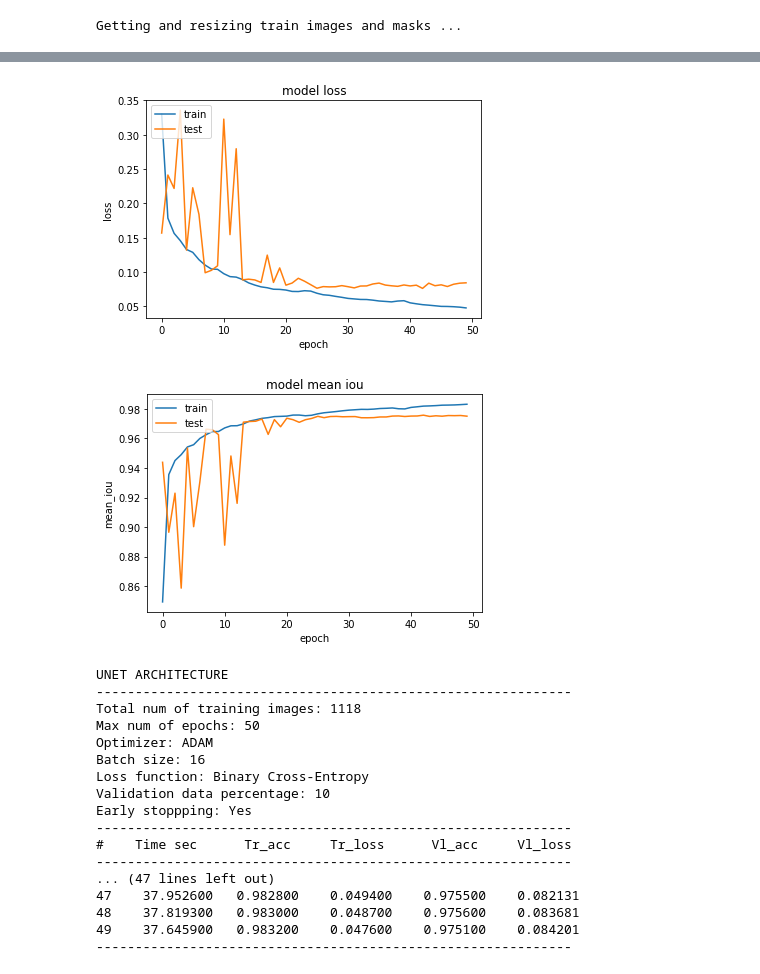
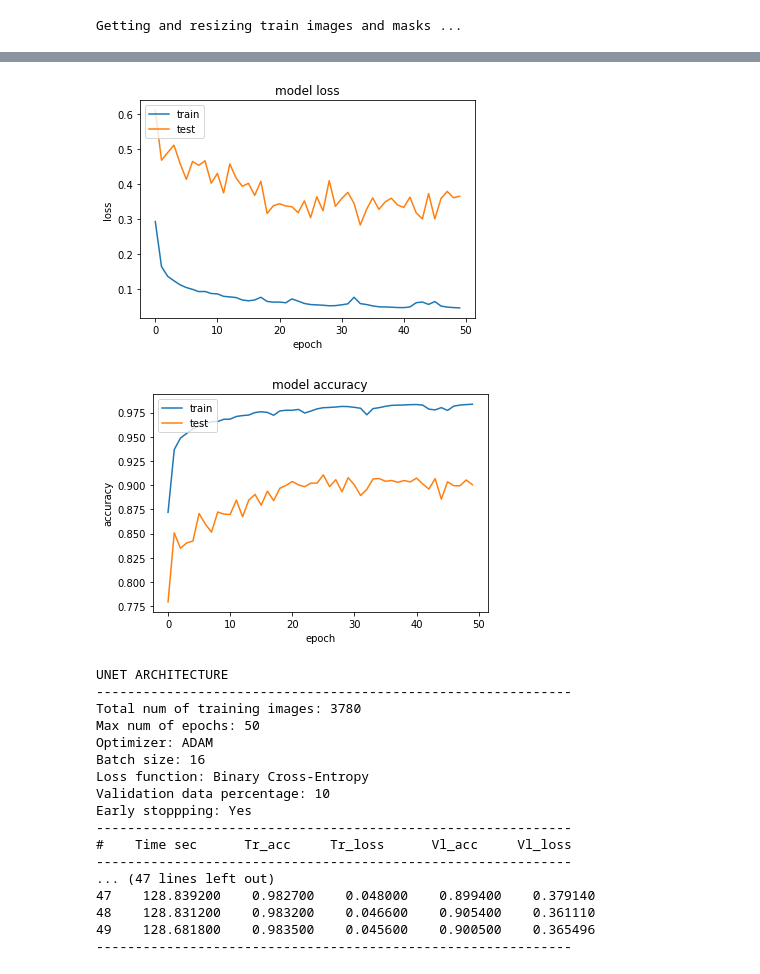
Before and after one commit to MRE-Lab-UMD/abd-skin-segmentation, a Jupyter notebook: code/UNET_2.ipynb, the cells around one changed output, grey strips where cells are left out. Saved outputs shown, nothing was run; the diff lists cells and outputs as text; code cells hidden in the pictures.

Commit message:
Training using allll datasets, accuracy 53%

```diff
--- a/code/UNET_2.ipynb
+++ b/code/UNET_2.ipynb
@@ -127,7 +127,7 @@ mask_ids3 = mask_id3[1:]
 TRAIN_PATH3 = TRAIN_PATH3*len(train_ids3)
 MASK_PATH3 = MASK_PATH3*len(train_ids3)
 
-# Dataset 5: SFA
+# Dataset 6: SFA
 TRAIN_PATH4 = ['/home/lalzogbi/Documents/Skin_Datasets/Dataset6_SFA/original_images/']
 MASK_PATH4 = ['/home/lalzogbi/Documents/Skin_Datasets/Dataset6_SFA/skin_masks/']
 train_ids4 = next(os.walk(TRAIN_PATH4[0]))[2]
@@ -137,16 +137,31 @@ mask_ids4.sort()
 TRAIN_PATH4 = TRAIN_PATH4*len(train_ids4)
 MASK_PATH4 = MASK_PATH4*len(train_ids4)
 
+# Dataset 2: TDSD
+TRAIN_PATH5 = ['/home/lalzogbi/Documents/Skin_Datasets/Dataset2_TDSD/original_images/']
+MASK_PATH5 = ['/home/lalzogbi/Documents/Skin_Datasets/Dataset2_TDSD/skin_masks/']
+train_ids5 = next(os.walk(TRAIN_PATH5[0]))[2]
+mask_ids5 = next(os.walk(MASK_PATH5[0]))[2]
+train_ids5.sort()
+mask_ids5.sort()
+TRAIN_PATH5 = TRAIN_PATH5*len(train_ids5)
+MASK_PATH5 = MASK_PATH5*len(train_ids5)
+
+# Dataset 3: Schmugge
+TRAIN_PATH6 = ['/home/lalzogbi/Documents/Skin_Datasets/Dataset3_Schmugge/original_images/']
+MASK_PATH6 = ['/home/lalzogbi/Documents/Skin_Datasets/Dataset3_Schmugge/skin_masks/']
+train_ids6 = next(os.walk(TRAIN_PATH6[0]))[2]
+mask_ids6 = next(os.walk(MASK_PATH6[0]))[2]
+train_ids6.sort()
+mask_ids6.sort()
+TRAIN_PATH6 = TRAIN_PATH6*len(train_ids6)
+MASK_PATH6 = MASK_PATH6*len(train_ids6)
+
 # Combine everything
-TRAIN_PATH = np.concatenate((TRAIN_PATH1,TRAIN_PATH2,TRAIN_PATH3,TRAIN_PATH4))
-MASK_PATH = np.concatenate((MASK_PATH1,MASK_PATH2,MASK_PATH3,MASK_PATH4))
-train_ids = np.concatenate((train_ids1,train_ids2,train_ids3,train_ids4))
-mask_ids = np.concatenate((mask_ids1,mask_ids2,mask_ids3,mask_ids4))
-
-TRAIN_PATH = TRAIN_PATH4
-MASK_PATH = MASK_PATH4
-train_ids = train_ids4
-mask_ids = mask_ids4
+TRAIN_PATH = np.concatenate((TRAIN_PATH1,TRAIN_PATH2,TRAIN_PATH3,TRAIN_PATH4,TRAIN_PATH5,TRAIN_PATH6))
+MASK_PATH = np.concatenate((MASK_PATH1,MASK_PATH2,MASK_PATH3,MASK_PATH4,MASK_PATH5,MASK_PATH6))
+train_ids = np.concatenate((train_ids1,train_ids2,train_ids3,train_ids4,train_ids5,train_ids6))
+mask_ids = np.concatenate((mask_ids1,mask_ids2,mask_ids3,mask_ids4,mask_ids5,mask_ids6))
 # %%
 # Get and resize train images and masks DONT RUN IN THIS CODE
 X_train = np.zeros((len(train_ids), IMG_HEIGHT, IMG_WIDTH, IMG_CHANNELS), dtype=np.uint8)
@@ -162,8 +177,8 @@ for n, id_ in tqdm(enumerate(train_ids), total=len(train_ids)):
 for n, id_ in tqdm(enumerate(mask_ids), total=len(mask_ids)):
     path = MASK_PATH[n] + id_
     img = imread(path)
-    #if n in range(899,977):
-        #img = img[:,:,1]
+    if n in range(899,977):
+        img = img[:,:,1]
     img = np.expand_dims(resize(img, (IMG_HEIGHT, IMG_WIDTH), mode='constant',
                                       preserve_range=True), axis=-1)
     Y_train[n] = img
@@ -249,7 +264,7 @@ model.compile(optimizer='adam', loss='binary_crossentropy', metrics=['acc'])
 # %%
 # Fit model
 earlystopper = EarlyStopping(patience=20, verbose=1)
-checkpointer = ModelCheckpoint('model-3Feb2019-1.h5', verbose=1, save_best_only=True)
+checkpointer = ModelCheckpoint('model-ALLDATASETS-1.h5', verbose=1, save_best_only=True)
 results = model.fit(X_train, Y_train, validation_split=0.3, batch_size=16, epochs=50, shuffle=True,
                     callbacks=[earlystopper, checkpointer, cb])
 # %% [output]
@@ -285,44 +300,44 @@ plt.show()
 # Summarize history for mean_iou
 plt.plot(results.history['acc'])
 plt.plot(results.history['val_acc'])
-plt.title('model mean iou')
-plt.ylabel('mean_iou')
+plt.title('model accuracy')
+plt.ylabel('accuracy')
 plt.xlabel('epoch')
 plt.legend(['train', 'test'], loc='upper left')
 plt.show()
 
 # Results and Plots
 # model.summary()
 print("UNET ARCHITECTURE")
 print ("-------------------------------------------------------------")
 print("Total num of training images: %d" % len(train_ids))
 print("Max num of epochs: %d" % 50)
 print("Optimizer: %s" % 'ADAM')
 print("Batch size: %d" % 16)
 print("Loss function: %s" % 'Binary Cross-Entropy')
 print("Validation data percentage: %d" % 10)
 print("Early stoppping: %s" % 'Yes')
 
 ep = 50;
 a = results.history["acc"]
 b = results.history["loss"]
 c = results.history["val_acc"]
 d = results.history["val_loss"]
 e = cb.times
 print ("-------------------------------------------------------------")
 header = "#"+"    "+"Time sec"+"      "+"Tr_acc"+"     "+"Tr_loss"+"      "+"Vl_acc"+"     "+"Vl_loss"
 print(header)
 print ("-------------------------------------------------------------")
 for l in range(ep):
     str = "%d\t\t%f\t\t%f\t\t%f\t\t%f\t\t%f" % (l, round(e[l],4),round(a[l],4),round(b[l],4),round(c[l],4),d[l])
     print (str.expandtabs(2))
 print ("-------------------------------------------------------------")
 # %% [output]
-[figure, old version]
+[figure, new version]
-[figure, old version]
+[figure, new version]
 UNET ARCHITECTURE
 -------------------------------------------------------------
-Total num of training images: 1118
+Total num of training images: 3780
 Max num of epochs: 50
 Optimizer: ADAM
 Batch size: 16
@@ -333,9 +348,9 @@ Early stoppping: Yes
 #    Time sec      Tr_acc     Tr_loss      Vl_acc     Vl_loss
 -------------------------------------------------------------
 ... (47 lines left out)
-47    37.952600   0.982800    0.049400    0.975500    0.082131
-48    37.819300   0.983000    0.048700    0.975600    0.083681
-49    37.645900   0.983200    0.047600    0.975100    0.084201
+47    128.839200    0.982700    0.048000    0.899400    0.379140
+48    128.831200    0.983200    0.046600    0.905400    0.361110
+49    128.681800    0.983500    0.045600    0.900500    0.365496
 -------------------------------------------------------------
 # %%
 # Predict on train and validation tests
```
Also changed, not shown: parts of 8 cells of this notebook.
